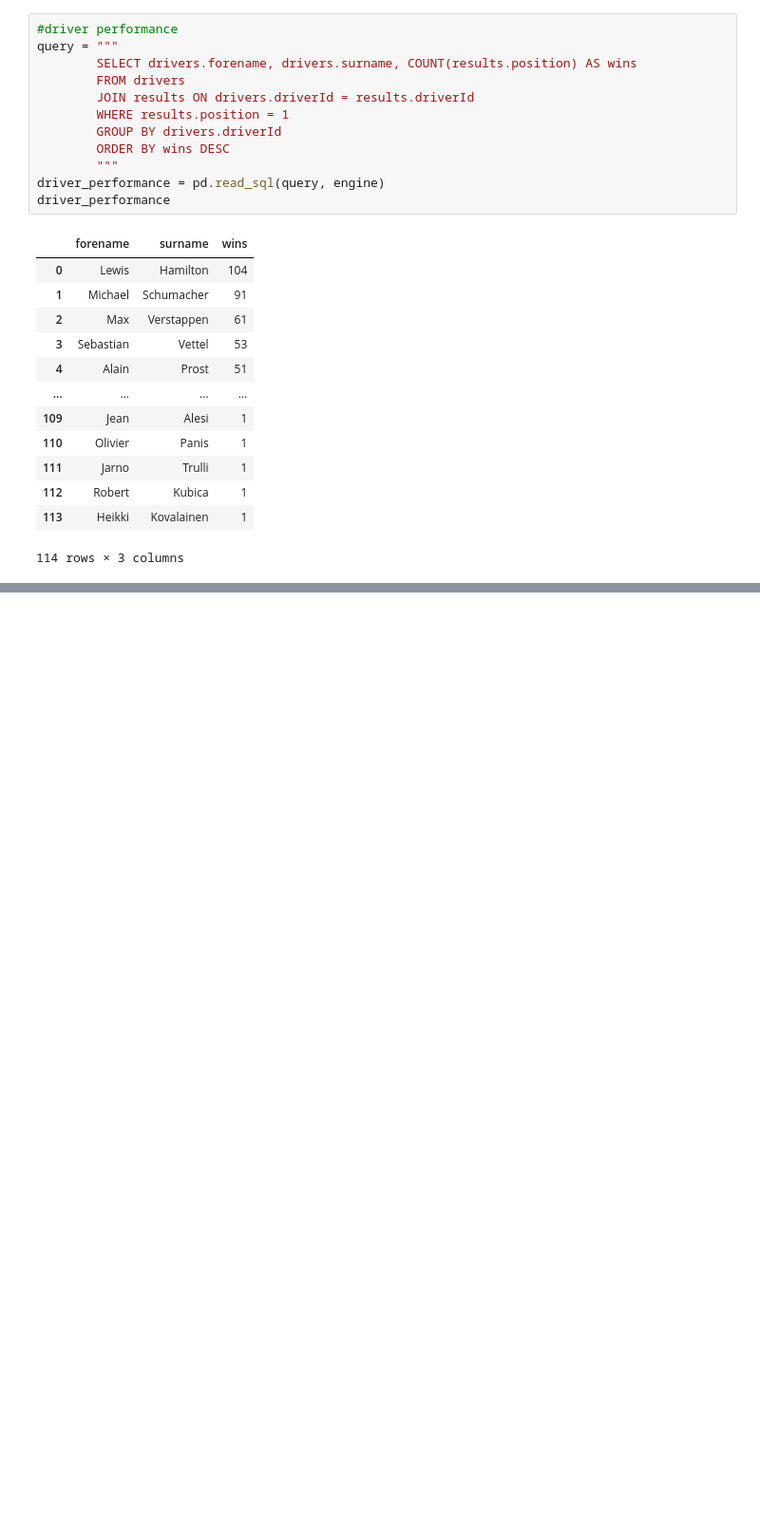
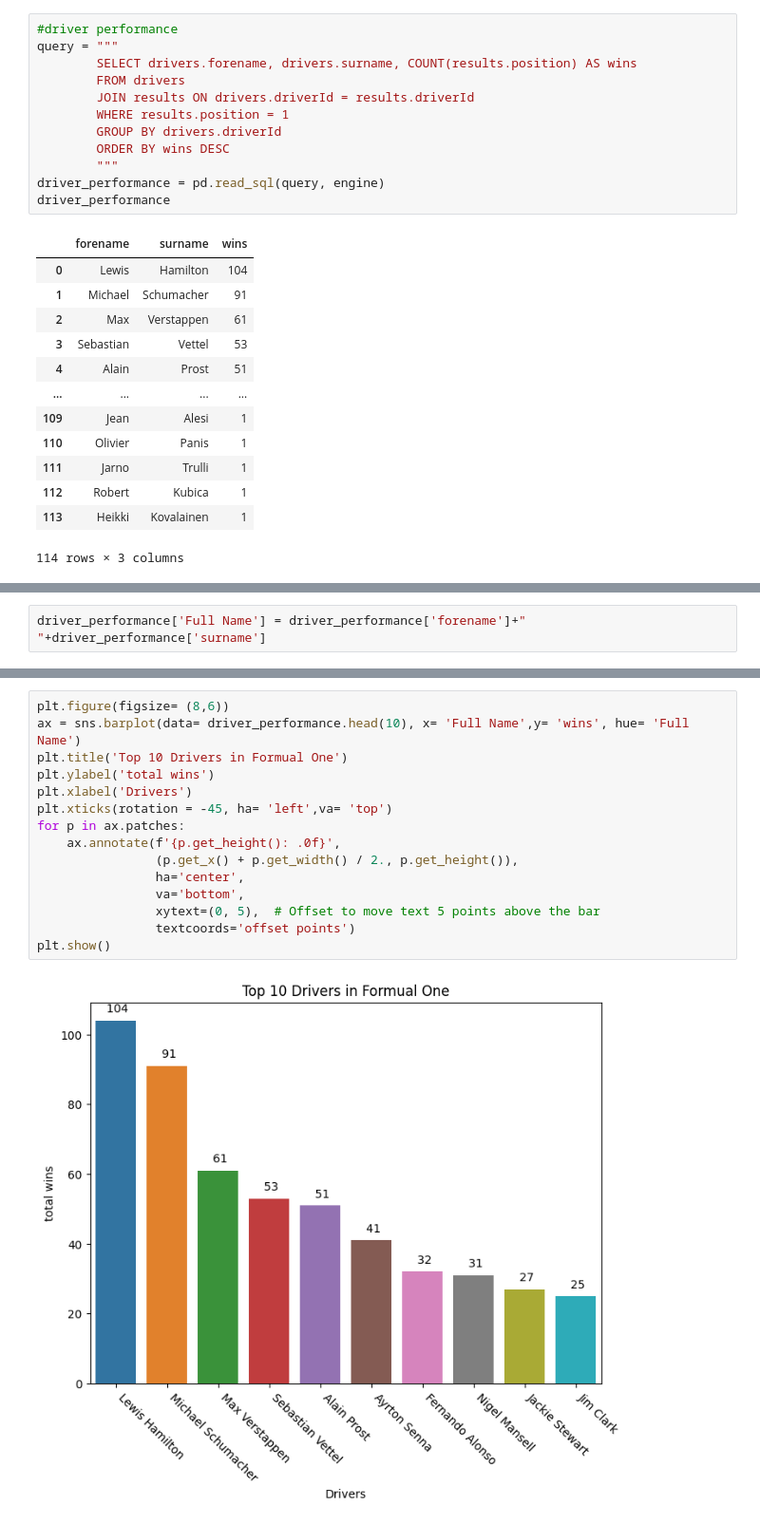
Before and after one commit to sagarverma29/F1-World-Championship-Analysis, a Jupyter notebook: Formula 1 EDA.ipynb, the cells around one changed output, grey strips where cells are left out. Shown at 95% size. Cells and saved outputs as stored; diff of their text form; blank space fills up the shorter version.

```diff
--- a/Formula 1 EDA.ipynb
+++ b/Formula 1 EDA.ipynb
@@ -233,0 +236,2 @@ driver_performance
+# %%
+driver_performance['Full Name'] = driver_performance['forename']+" "+driver_performance['surname']
@@ -233,0 +250,17 @@ driver_performance
+# %%
+plt.figure(figsize= (8,6))
+ax = sns.barplot(data= driver_performance.head(10), x= 'Full Name',y= 'wins', hue= 'Full Name')
+plt.title('Top 10 Drivers in Formual One')
+plt.ylabel('total wins')
+plt.xlabel('Drivers')
+plt.xticks(rotation = -45, ha= 'left',va= 'top')
+for p in ax.patches:
+    ax.annotate(f'{p.get_height(): .0f}',
+                (p.get_x() + p.get_width() / 2., p.get_height()),
+                ha='center',
+                va='bottom',
+                xytext=(0, 5),  # Offset to move text 5 points above the bar
+                textcoords='offset points')
+plt.show()
+# %% [output]
+[figure, added]
```
Also changed, not shown: parts of 10 cells of this notebook.
